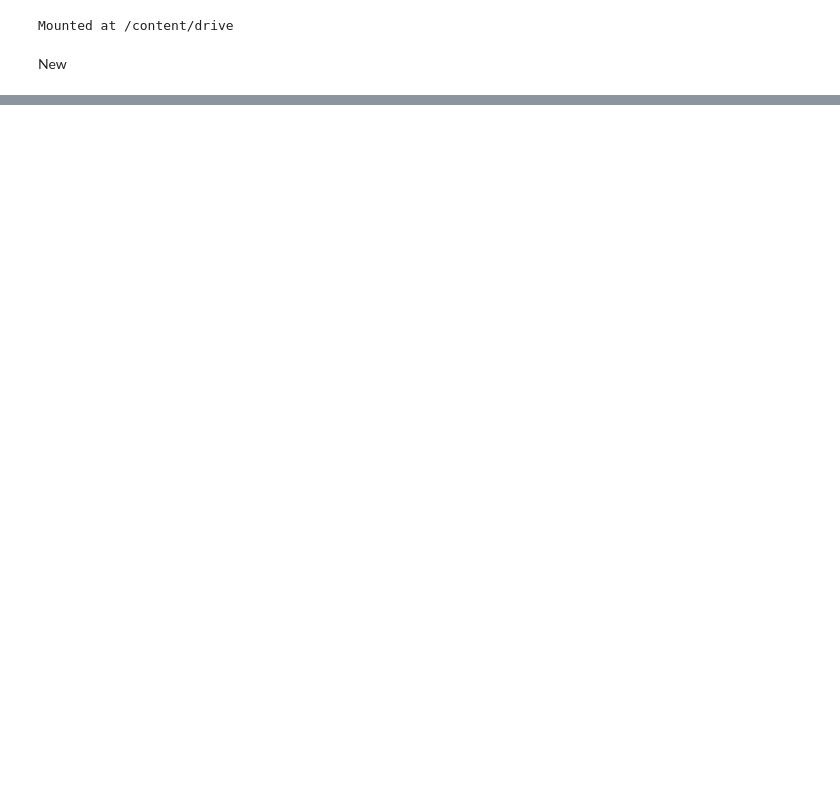
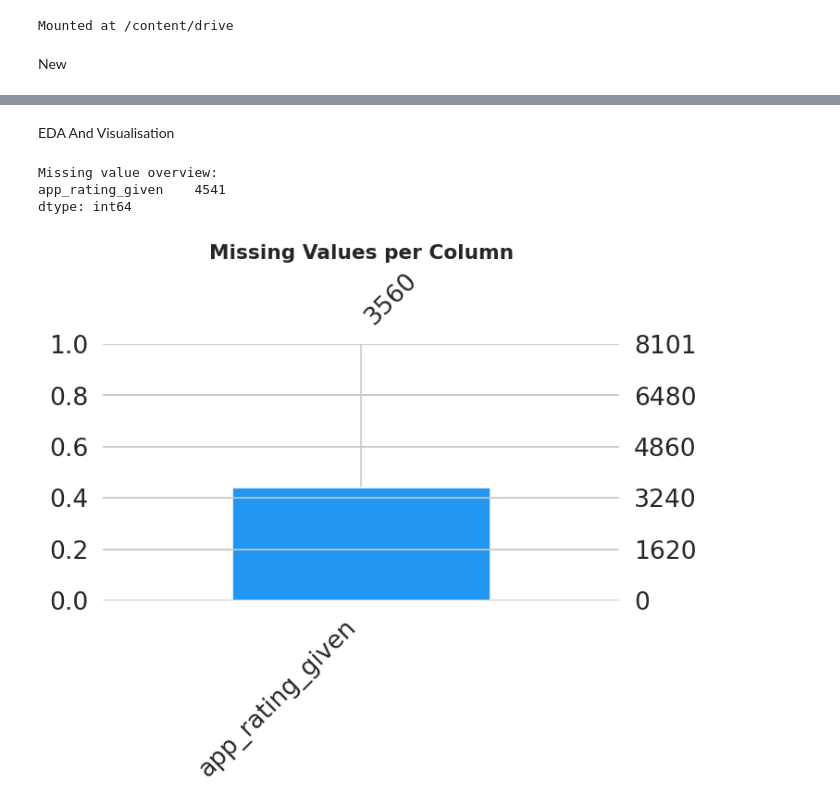
Before and after one commit to ayushi226-del/churnzero, a Jupyter notebook: churn_0.ipynb, the cells around one changed output, grey strips where cells are left out. Saved outputs shown, nothing was run; the diff lists cells and outputs as text; code cells hidden in the pictures; blank space fills up the shorter version.

```diff
--- a/churn_0.ipynb
+++ b/churn_0.ipynb
@@ -31,0 +41,17 @@ FileNotFoundError: [Errno 2] No such file or directory: '/content/drive/MyDrive/
+# %%
+import pandas as pd
+import numpy as np
+import matplotlib.pyplot as plt
+import seaborn as sns
+import missingno as msno
+import warnings
+warnings.filterwarnings('ignore')
+
+from sklearn.preprocessing import LabelEncoder, StandardScaler, MinMaxScaler, RobustScaler
+from scipy import stats
+
+# Plot aesthetics
+sns.set_theme(style='whitegrid', palette='Set2')
+plt.rcParams.update({'figure.dpi': 120, 'axes.titlesize': 13})
+
+print('✅ All libraries imported successfully!')
@@ -31,0 +172,18 @@ FileNotFoundError: [Errno 2] No such file or directory: '/content/drive/MyDrive/
+# %% [markdown]
+EDA And Visualisation
+# %%
+# ── 3a. Missing value heatmap ─────────────────────────────────────────────
+print('Missing value overview:')
+missing = df.isnull().sum()
+missing = missing[missing > 0].sort_values(ascending=False)
+print(missing)
+
+plt.figure(figsize=(6, 3))
+msno.bar(df[missing.index], color='#2196F3', figsize=(6, 3))
+plt.title('Missing Values per Column', fontweight='bold')
+plt.show()
+# %% [output]
+Missing value overview:
+app_rating_given    4541
+dtype: int64
+[figure, added]
```
Also changed, not shown: parts of 19 cells of this notebook.
